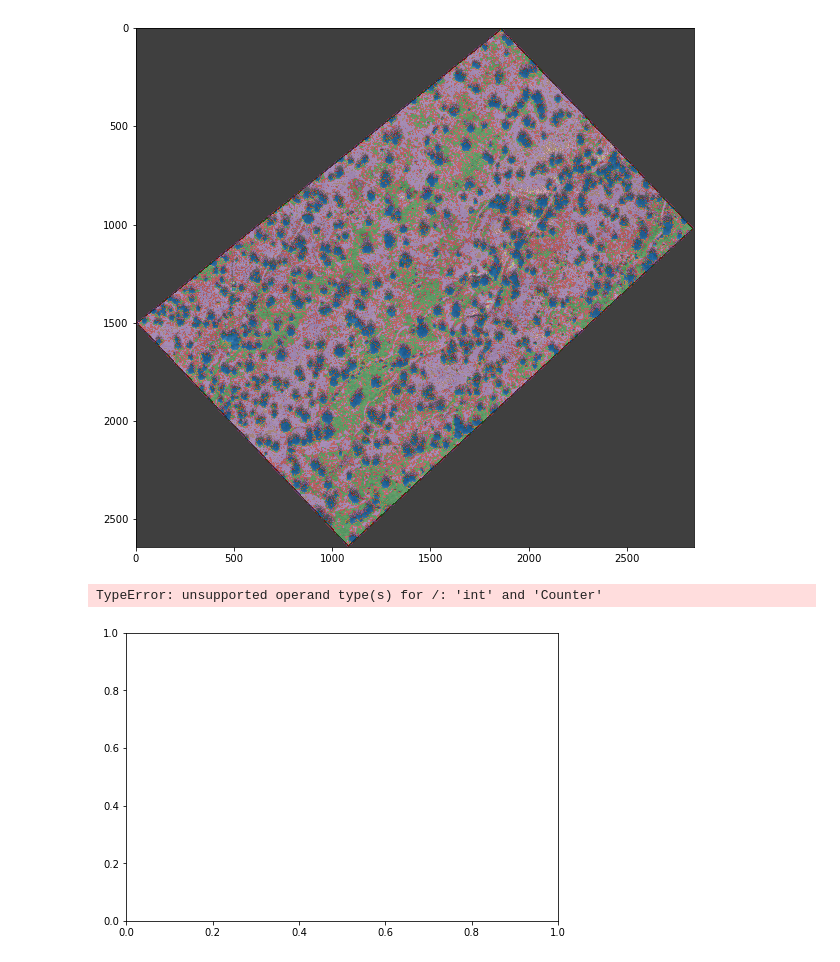
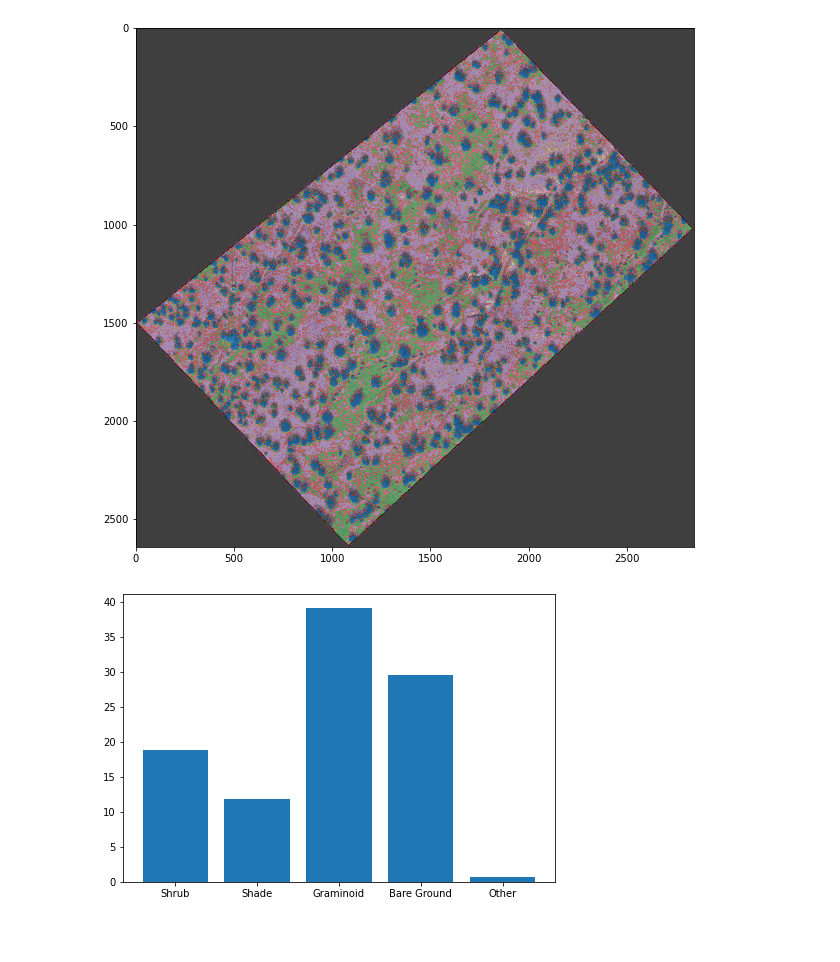
Before and after one commit to Aryal007/ml_satellite_image_segmentation, a Jupyter notebook: example_jornada_airborne.ipynb, the cells around one changed output. Drawn from its saved outputs; the diff is of its cells as text; code cells hidden in the pictures; blank space fills up the shorter version.

```diff
--- a/example_jornada_airborne.ipynb
+++ b/example_jornada_airborne.ipynb
@@ -344,17 +344,16 @@ plt.imsave("./post_predicted.png", post_prediction, cmap = 'tab10')
 from collections import Counter
 
 _values = Counter(list(post_prediction[np.invert(np.isnan(np.mean(image_np, axis=2)))]))
-_total = sum(_values.sum())
+_total = sum(_values.values())
 _classes = ['Shrub', 'Graminoid', 'Bare Ground', 'Shade', 'Other']
 # %%
 fig = plt.figure()
 ax = fig.add_axes([0,0,1,1])
 x,y = [], []
 for key, value in dict(_values).items():
     x.append(_classes[key-1])
-    y.append(value/np.sum(_values)*100)
-ax.bar(y,x)
+    y.append(value/_total*100)
+ax.bar(x,y)
 plt.show()
 # %% [output]
-TypeError: unsupported operand type(s) for /: 'int' and 'Counter'
-[figure, old version]
+[figure, new version]
```
Also changed, not shown: parts of 1 cell of this notebook.
